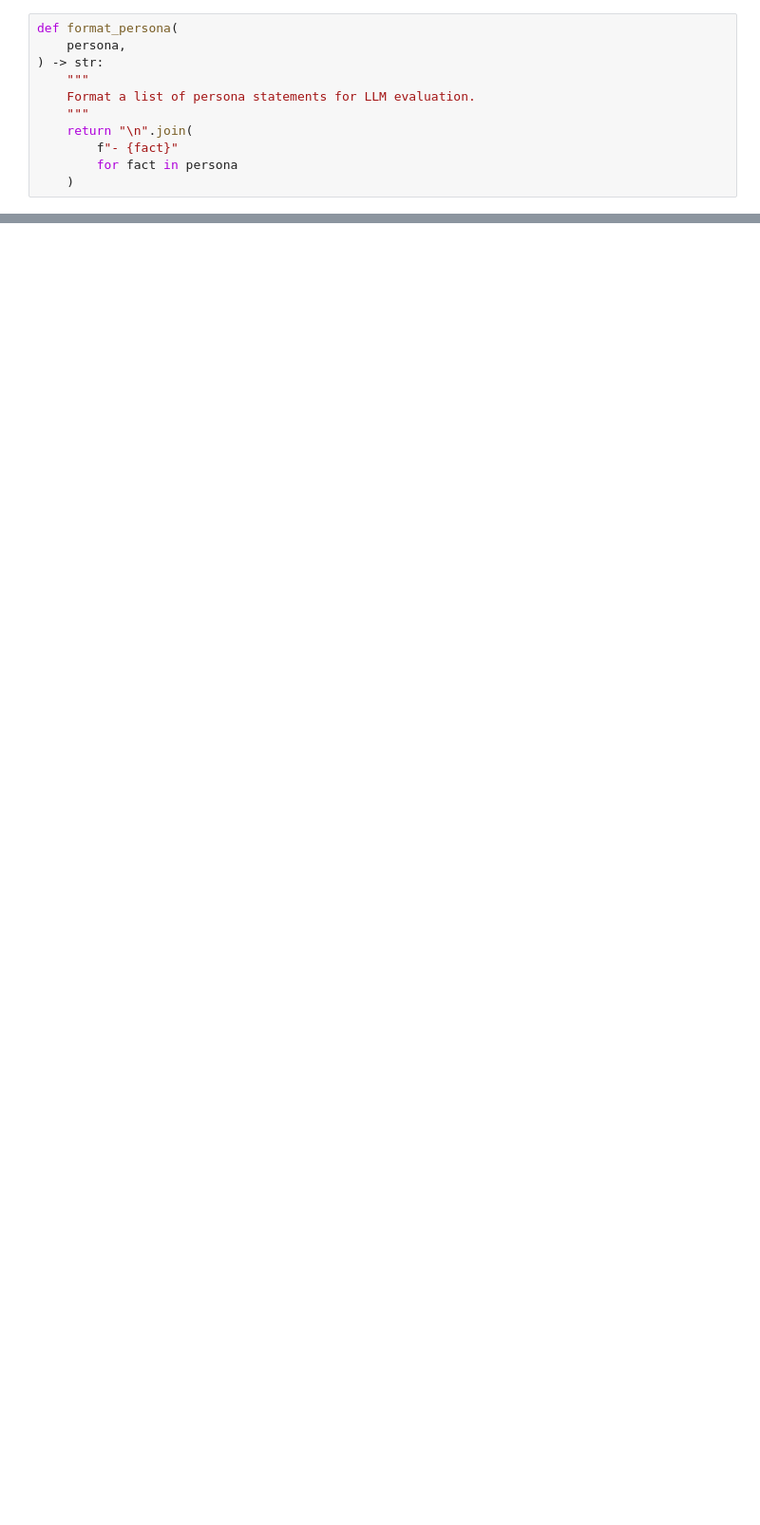
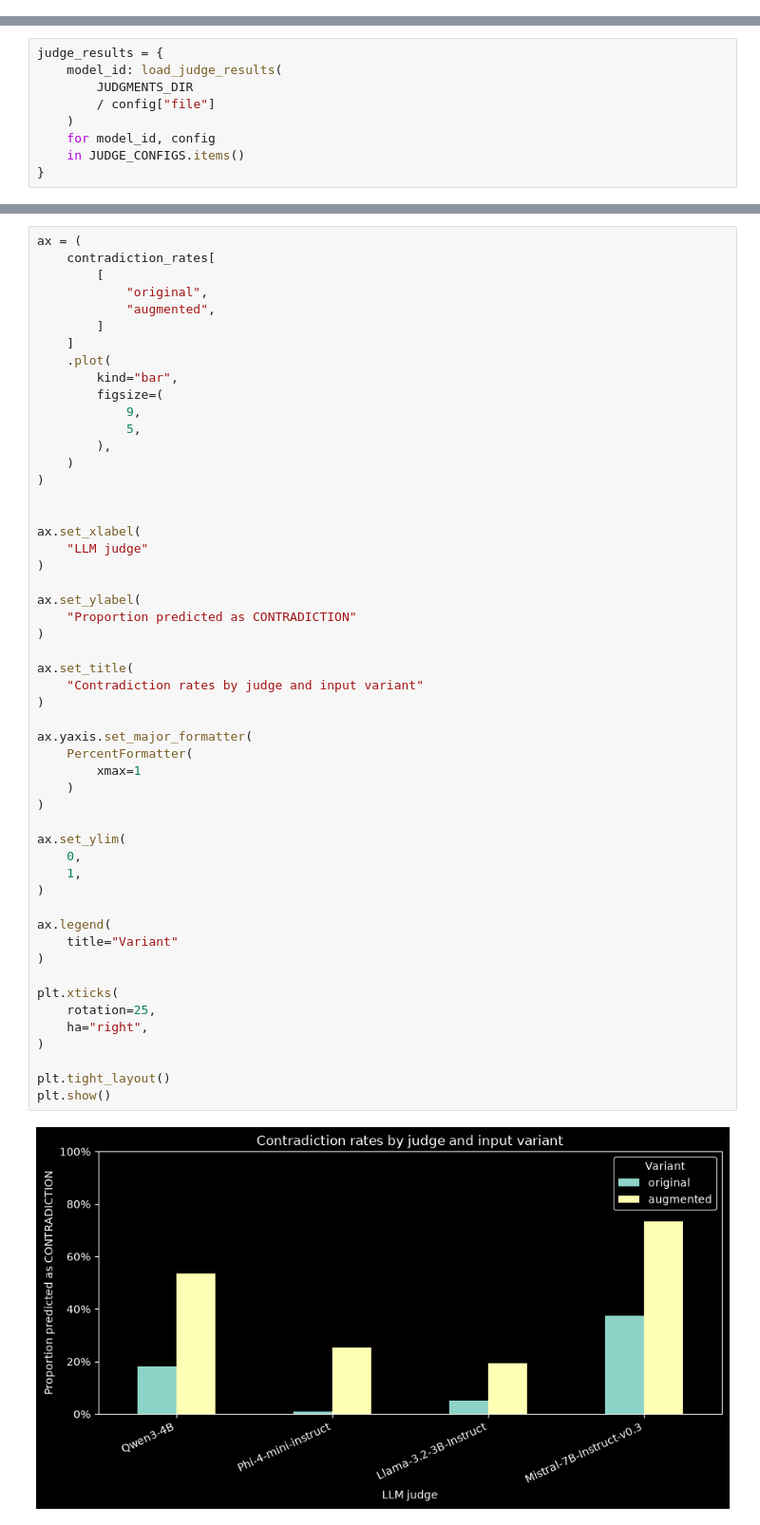
Before and after one commit to Maty228/LLM-Persona-judge-agreement, a Jupyter notebook: llm_judge_agreement.ipynb, the cells around one changed output, grey strips where cells are left out. Shown at 95% size. Cells and saved outputs as stored; diff of their text form; blank space fills up the shorter version.

Commit message:
Finalize LLM judge experiments and statistical analysis

```diff
--- a/llm_judge_agreement.ipynb
+++ b/llm_judge_agreement.ipynb
@@ -266,11 +0,0 @@ Unique dialogues: 1,000
-# %%
-def format_persona(
-    persona,
-) -> str:
-    """
-    Format a list of persona statements for LLM evaluation.
-    """
-    return "\n".join(
-        f"- {fact}"
-        for fact in persona
-    )
@@ -4404,0 +984,9 @@ disagreement_inspection[
+# %%
+judge_results = {
+    model_id: load_judge_results(
+        JUDGMENTS_DIR
+        / config["file"]
+    )
+    for model_id, config
+    in JUDGE_CONFIGS.items()
+}
@@ -4404,0 +1381,54 @@ disagreement_inspection[
+# %%
+ax = (
+    contradiction_rates[
+        [
+            "original",
+            "augmented",
+        ]
+    ]
+    .plot(
+        kind="bar",
+        figsize=(
+            9,
+            5,
+        ),
+    )
+)
+
+
+ax.set_xlabel(
+    "LLM judge"
+)
+
+ax.set_ylabel(
+    "Proportion predicted as CONTRADICTION"
+)
+
+ax.set_title(
+    "Contradiction rates by judge and input variant"
+)
+
+ax.yaxis.set_major_formatter(
+    PercentFormatter(
+        xmax=1
+    )
+)
+
+ax.set_ylim(
+    0,
+    1,
+)
+
+ax.legend(
+    title="Variant"
+)
+
+plt.xticks(
+    rotation=25,
+    ha="right",
+)
+
+plt.tight_layout()
+plt.show()
+# %% [output]
+[figure, added]
```
Also changed, not shown: parts of 162 cells of this notebook, 14 other files.
